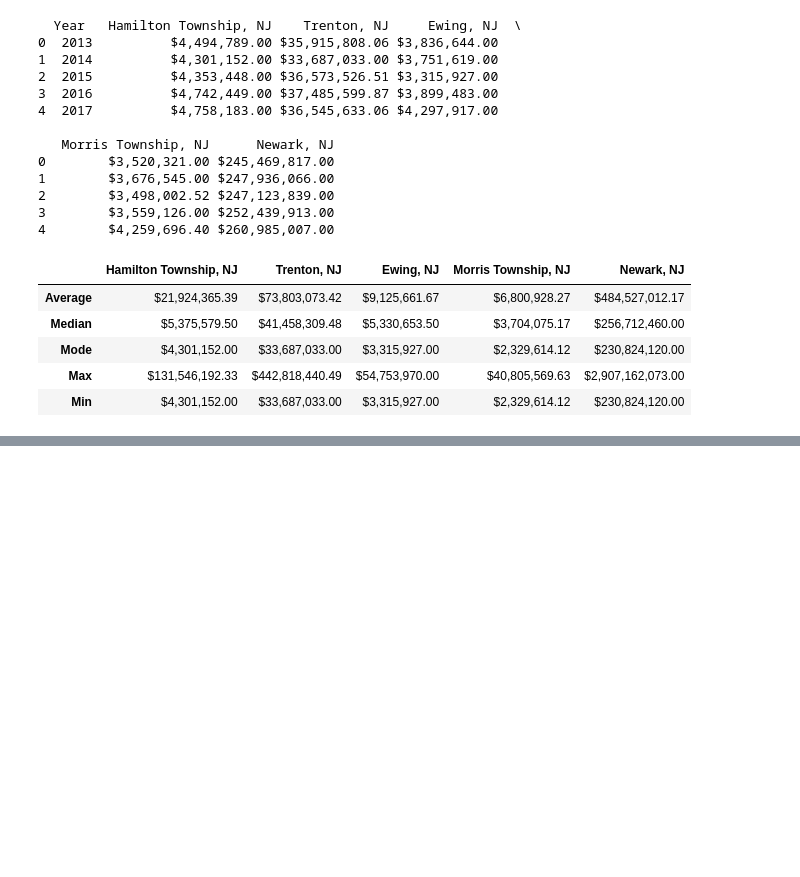
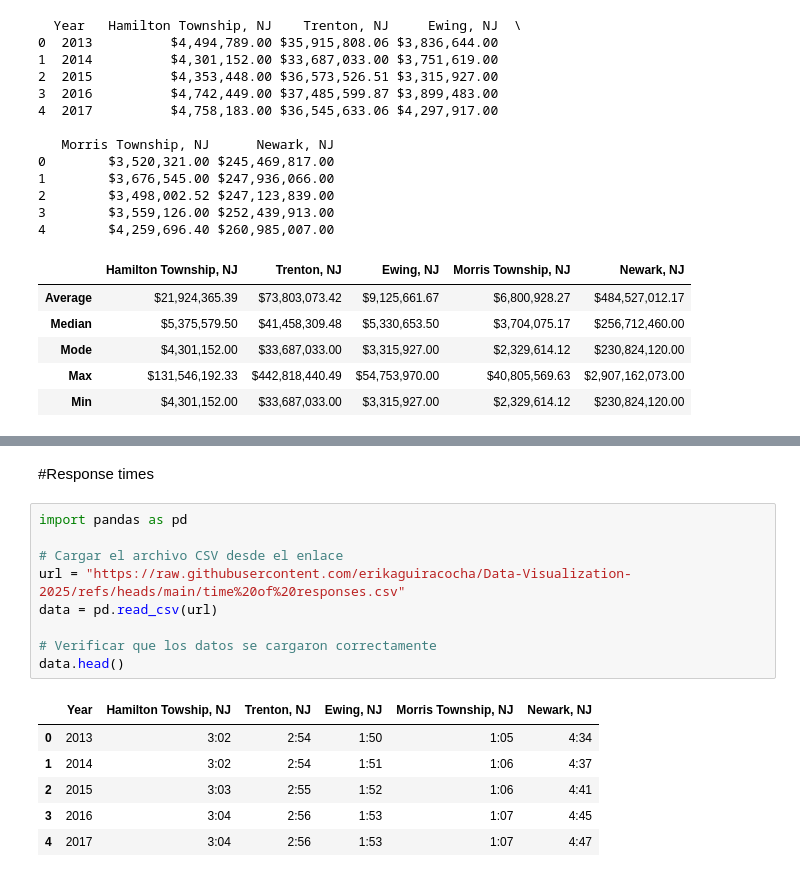
Before and after one commit to erikaguiracocha/Capstone-Project, a Jupyter notebook: capstoneproject1.ipynb, the cells around one changed output, grey strips where cells are left out. Drawn from its saved outputs; the diff is of its cells as text; blank space fills up the shorter version.

```diff
--- a/capstoneproject1.ipynb
+++ b/capstoneproject1.ipynb
@@ -181,0 +200,18 @@ df_stats
+# %% [markdown]
+#Response times
+# %%
+import pandas as pd
+
+# Cargar el archivo CSV desde el enlace
+url = "https://raw.githubusercontent.com/erikaguiracocha/Data-Visualization-2025/refs/heads/main/time%20of%20responses.csv"
+data = pd.read_csv(url)
+
+# Verificar que los datos se cargaron correctamente
+data.head()
+# %% [output]
+|  | Year | Hamilton Towship, NJ | Trenton, NJ | Ewing, NJ | Morris Township, NJ | Newark, NJ |
+| 0 | 2013 | 3:02 | 2:54 | 1:50 | 1:05 | 4:34 |
+| 1 | 2014 | 3:02 | 2:54 | 1:51 | 1:06 | 4:37 |
+| 2 | 2015 | 3:03 | 2:55 | 1:52 | 1:06 | 4:41 |
+| 3 | 2016 | 3:04 | 2:56 | 1:53 | 1:07 | 4:45 |
+| 4 | 2017 | 3:04 | 2:56 | 1:53 | 1:07 | 4:47 |
```
Also changed, not shown: parts of 7 cells of this notebook.
